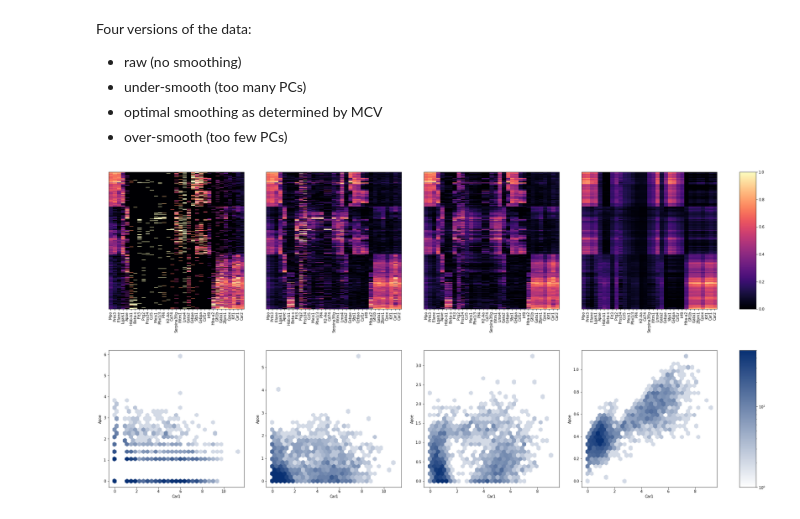
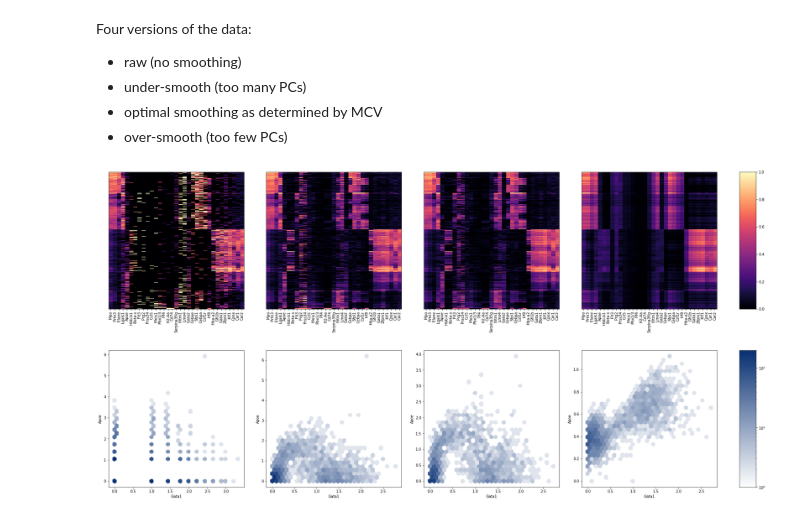
Before and after one commit to czbiohub-sf/molecular-cross-validation, a Jupyter notebook: examples/Figure_2.ipynb, the cells around one changed output. Cells and saved outputs as stored; diff of their text form; code cells hidden in the pictures.

```diff
--- a/examples/Figure_2.ipynb
+++ b/examples/Figure_2.ipynb
@@ -52,0 +81,13 @@ AnnData object with n_obs × n_vars = 2417 × 10783
+# %%
+fig,ax = plt.subplots(2, 1, figsize=(6, 6), sharex=True)
+
+k = 5
+
+ax[0].plot(k_range[k:], rec_loss[:,k:].T)
+ax[1].plot(k_range[k:], mcv_loss[:,k:].T)
+
+for v in set(k_range[np.argmin(mcv_loss, axis=1)]):
+    ax[1].axvline(v, alpha=0.5)
+
+print(k_range[np.argmin(mcv_loss, axis=1)])
+print(k_range[mcv_loss.mean(0).argmin()])
@@ -70,13 +115,13 @@ Four versions of the data:
  - optimal smoothing as determined by MCV
  - over-smooth (too few PCs)
 # %%
-raw = np.sqrt(myeloid_ad.X)
+raw = np.sqrt(umis)
 
-# calculate SVD up to 30 principal components
-U, S, V = randomized_svd(raw, 30)
+# calculate SVD up to 50 principal components
+U, S, V = randomized_svd(raw, max_components)
 
 denoised_undersmooth = U.dot(np.diag(S).dot(V))
-denoised_optimal = U[:, :12].dot(np.diag(S[:12]).dot(V[:12, :]))
+denoised_optimal = U[:, :20].dot(np.diag(S[:20]).dot(V[:20, :]))
 denoised_oversmooth = U[:, :3].dot(np.diag(S[:3]).dot(V[:3, :]))
 # %%
 def cluster_data(X, gene_labels, method='average', metric='euclidean'):
@@ -139,7 +184,7 @@ def plot_heatmap(X, labels, cm, ax, cb=None):
 
     ax.set_xticks(np.arange(len(labels)))
     ax.set_xticklabels(
-        [label_t.get(lbl, lbl) for lbl in labels], rotation='vertical'
+        [label_t.get(lbl, lbl) for lbl in labels], rotation='vertical', va='top'
     )
 
     if cb is not None:
@@ -160,8 +205,9 @@ def plot_hexbin(X, gene_A, gene_B, ax, cb=None):
     )
 
     m = ax.hexbin(
-        X[:, i], X[:, j], gridsize=30, bins='log', cmap=cmap, vmin=1, vmax=50
+        X[:, i], X[:, j], gridsize=30, bins='log', cmap=cmap, vmin=1, vmax=200
     )
+
     ax.set_xlabel(gene_A)
     ax.set_ylabel(gene_B)
 
@@ -170,17 +216,17 @@ def plot_hexbin(X, gene_A, gene_B, ax, cb=None):
 # %%
 fig,ax = plt.subplots(
     2, 5, figsize=(32, 16),
     gridspec_kw={'hspace': 0.3, 'width_ratios': [8, 8, 8, 8, 1]}
 )
 
 for i,X in enumerate(
     (raw_subset, denoised_undersmooth_subset, denoised_optimal_subset, denoised_oversmooth_subset)
 ):
     plot_heatmap(X, new_labels, matplotlib.cm.magma, ax[0, i], ax[0, i+1] if i == 3 else None)
 
-    plot_hexbin(X, "Car1", "Apoe", ax[1,i], ax[1, i+1] if i == 3 else None)
+    plot_hexbin(X, "Gata1", "Apoe", ax[1,i], ax[1, i+1] if i == 3 else None)
 
 plt.savefig("../figures/Figure_2_raw.svg")
 plt.show()
 # %% [output]
-[figure, old version]
+[figure, new version]
```
Also changed, not shown: parts of 7 cells of this notebook, 1 other file.
